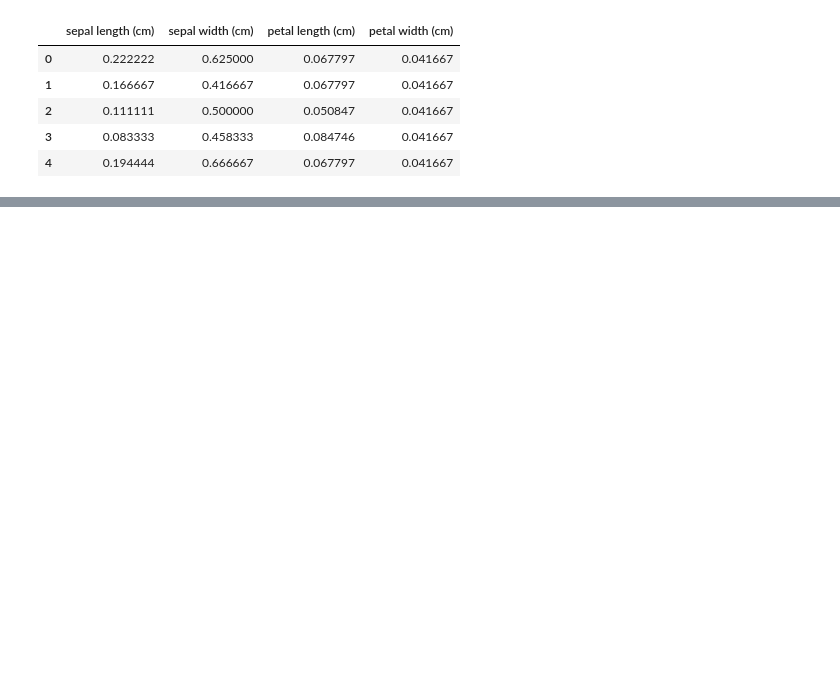
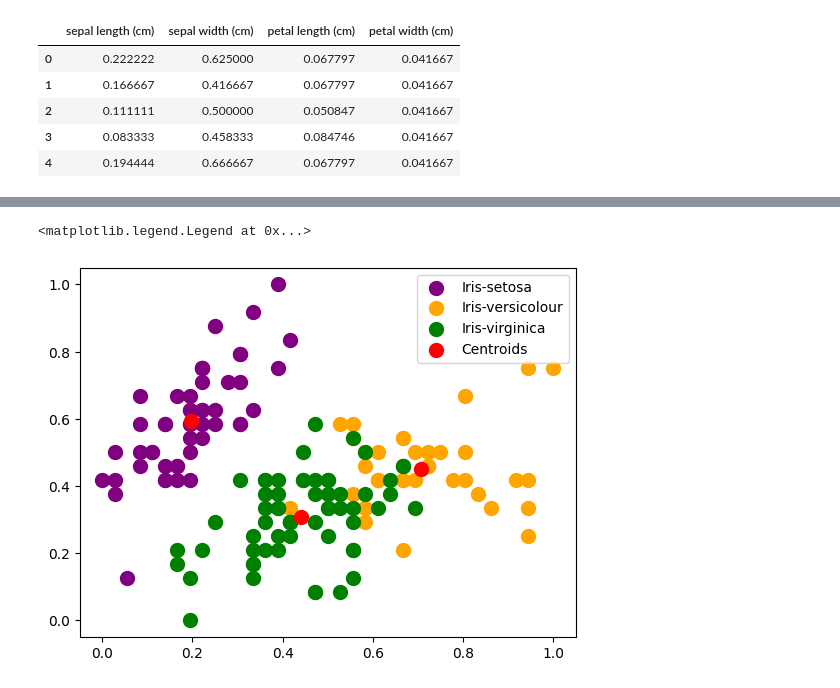
Before and after one commit to Flychuban/sklearn_exercise, a Jupyter notebook: KMeansClustering.ipynb, the cells around one changed output, grey strips where cells are left out. Saved outputs shown, nothing was run; the diff lists cells and outputs as text; code cells hidden in the pictures; blank space fills up the shorter version.

```diff
--- a/KMeansClustering.ipynb
+++ b/KMeansClustering.ipynb
@@ -38,0 +47,9 @@ print(sse)
+# %%
+from sklearn.cluster import KMeans
+import matplotlib.pyplot as plt
+
+kmeans = KMeans(n_clusters = 3, init = 'k-means++', max_iter = 300, n_init = 10, random_state = 0)
+y_kmeans = kmeans.fit_predict(df_scaled)
+
+df_scaled['y_kmeans'] = y_kmeans
+df_scaled.head()
@@ -38,0 +77,17 @@ print(sse)
+# %%
+#Visualising the clusters
+df0 = df_scaled[df_scaled.y_kmeans == 0]
+df1 = df_scaled[df_scaled.y_kmeans == 1]
+df2 = df_scaled[df_scaled.y_kmeans == 2]
+
+plt.scatter(df0['sepal length (cm)'], df0['sepal width (cm)'], s = 100, c = 'purple', label = 'Iris-setosa')
+plt.scatter(df1['sepal length (cm)'], df1['sepal width (cm)'], s = 100, c = 'orange', label = 'Iris-versicolour')
+plt.scatter(df2['sepal length (cm)'], df2['sepal width (cm)'], s = 100, c = 'green', label = 'Iris-virginica')
+
+#Plotting the centroids of the clusters
+plt.scatter(kmeans.cluster_centers_[:, 0], kmeans.cluster_centers_[:,1], s = 100, c = 'red', label = 'Centroids')
+
+plt.legend()
+# %% [output]
+<matplotlib.legend.Legend at 0x...>
+[figure, added]
```
Also changed, not shown: parts of 5 cells of this notebook.
